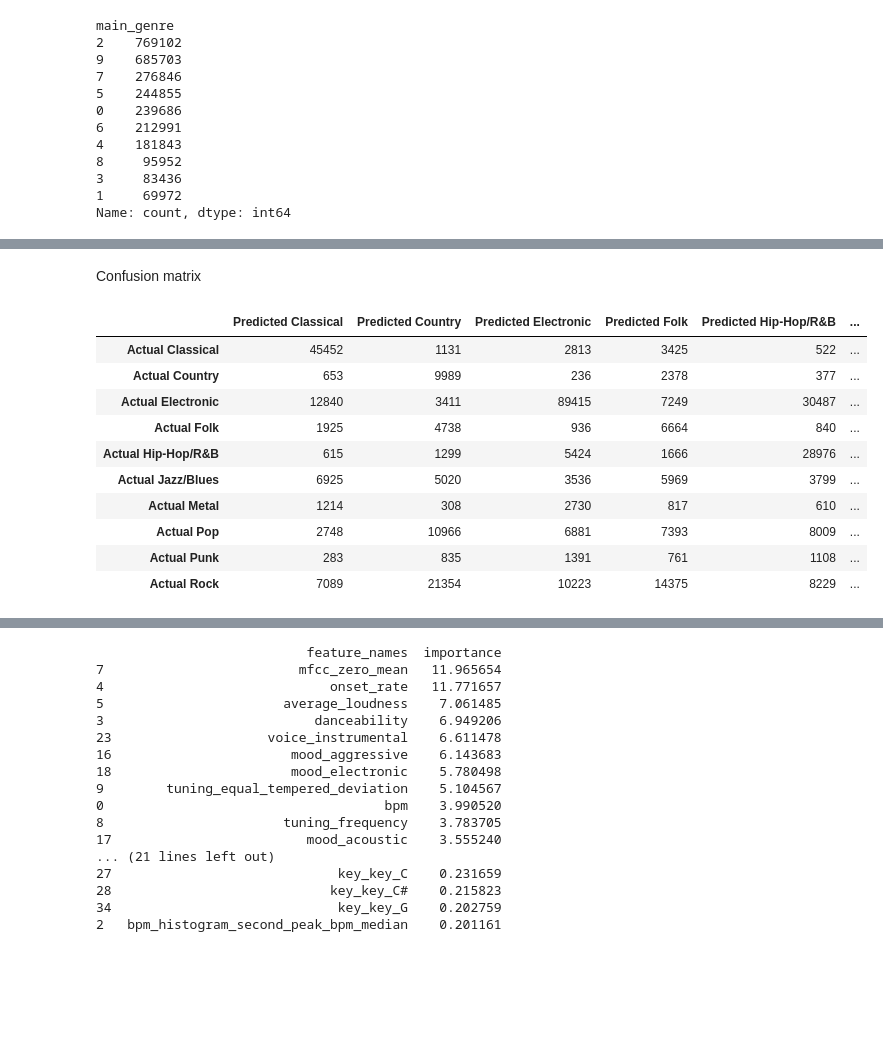
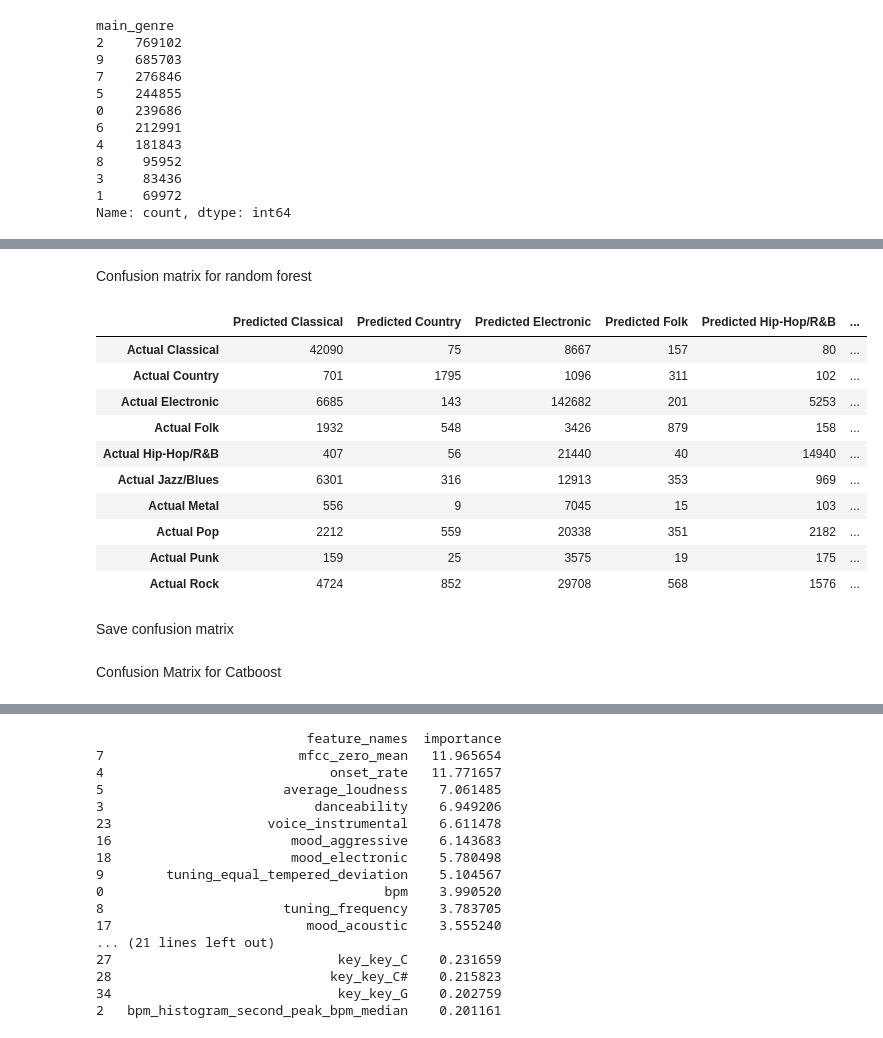
Before and after one commit to stevenhan-bah/Music-Analytics-Prediction-RAG, a Jupyter notebook: notebook/3GENRE_MODEL.ipynb, the cells around one changed output, grey strips where cells are left out. Drawn from its saved outputs; the diff is of its cells as text; code cells hidden in the pictures; blank space fills up the shorter version.

Commit message:
Update 3GENRE_MODEL notebook for confusion matrix and feature importances

```diff
--- a/notebook/3GENRE_MODEL.ipynb
+++ b/notebook/3GENRE_MODEL.ipynb
@@ -205,16 +222,0 @@ Actual Rock                  29375
-# %% [markdown]
-Confusion matrix
-# %%
-matrix_df
-# %% [output]
-|  | Predicted Classical | Predicted Country | Predicted Electronic | Predicted Folk | Predicted Hip-Hop/R&B | ... |
-| Actual Classical | 45452 | 1131 | 2813 | 3425 | 522 | ... |
-| Actual Country | 653 | 9989 | 236 | 2378 | 377 | ... |
-| Actual Electronic | 12840 | 3411 | 89415 | 7249 | 30487 | ... |
-| Actual Folk | 1925 | 4738 | 936 | 6664 | 840 | ... |
-| Actual Hip-Hop/R&B | 615 | 1299 | 5424 | 1666 | 28976 | ... |
-| Actual Jazz/Blues | 6925 | 5020 | 3536 | 5969 | 3799 | ... |
-| Actual Metal | 1214 | 308 | 2730 | 817 | 610 | ... |
-| Actual Pop | 2748 | 10966 | 6881 | 7393 | 8009 | ... |
-| Actual Punk | 283 | 835 | 1391 | 761 | 1108 | ... |
-| Actual Rock | 7089 | 21354 | 10223 | 14375 | 8229 | ... |
@@ -222,0 +232,45 @@ matrix_df.to_csv('data/2nd_confusion_matrix.csv', index=True)
+# %% [markdown]
+Confusion matrix for random forest
+# %%
+from sklearn.metrics import confusion_matrix
+
+y_t = y_test
+y_p = rf_model.predict(X_test)
+
+matrix = confusion_matrix(y_t, y_p.ravel())
+
+# Define class labels in order
+class_labels = ['Classical', 'Country', 'Electronic', 'Folk', 'Hip-Hop/R&B', 'Jazz/Blues', 'Metal', 'Pop', 'Punk', 'Rock']
+
+# Electronic     961377 = 2
+# Rock           857129 = 9
+# Pop            346058 = 7
+# Jazz/Blues     306069 = 5
+# Classical      299607 = 0
+# Metal          266239 = 6
+# Hip-Hop/R&B    227304 = 4
+# Punk           119940 = 8
+# Folk           104295 = 3
+# Country         87465 = 1
+
+matrix_df = pd.DataFrame(
+    matrix,
+    index=[f"Actual {label}" for label in class_labels],
+    columns=[f"Predicted {label}" for label in class_labels]
+)
+
+matrix_df
+# %% [output]
+|  | Predicted Classical | Predicted Country | Predicted Electronic | Predicted Folk | Predicted Hip-Hop/R&B | ... |
+| Actual Classical | 42090 | 75 | 8667 | 157 | 80 | ... |
+| Actual Country | 701 | 1795 | 1096 | 311 | 102 | ... |
+| Actual Electronic | 6685 | 143 | 142682 | 201 | 5253 | ... |
+| Actual Folk | 1932 | 548 | 3426 | 879 | 158 | ... |
+| Actual Hip-Hop/R&B | 407 | 56 | 21440 | 40 | 14940 | ... |
+| Actual Jazz/Blues | 6301 | 316 | 12913 | 353 | 969 | ... |
+| Actual Metal | 556 | 9 | 7045 | 15 | 103 | ... |
+| Actual Pop | 2212 | 559 | 20338 | 351 | 2182 | ... |
+| Actual Punk | 159 | 25 | 3575 | 19 | 175 | ... |
+| Actual Rock | 4724 | 852 | 29708 | 568 | 1576 | ... |
+# %% [markdown]
+Save confusion matrix
@@ -222,0 +279,2 @@ matrix_df.to_csv('data/2nd_confusion_matrix.csv', index=True)
+# %% [markdown]
+Confusion Matrix for Catboost
```
Also changed, not shown: parts of 15 cells of this notebook.
